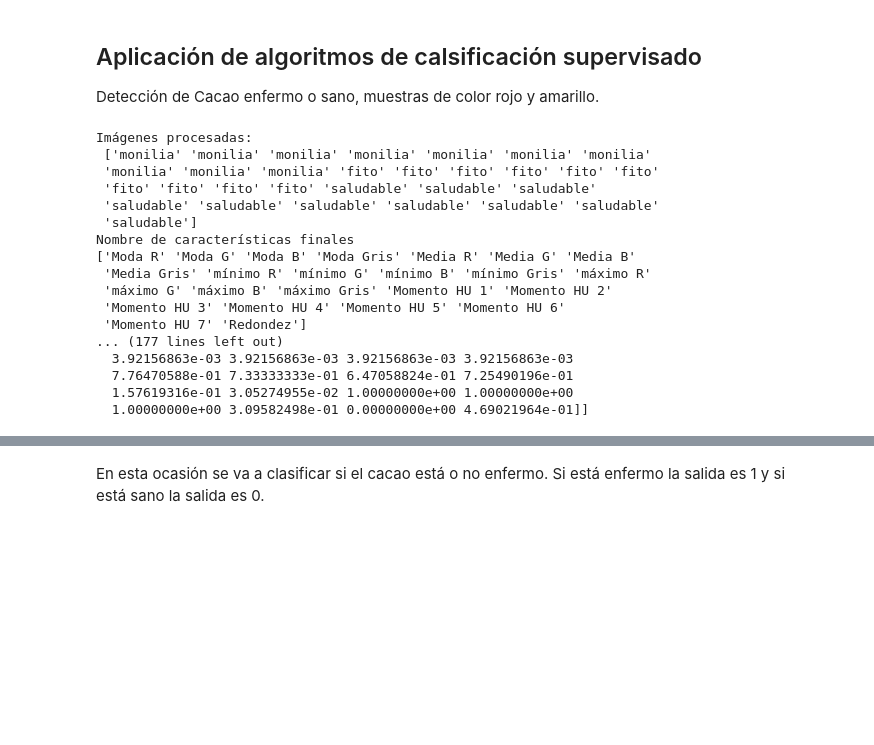
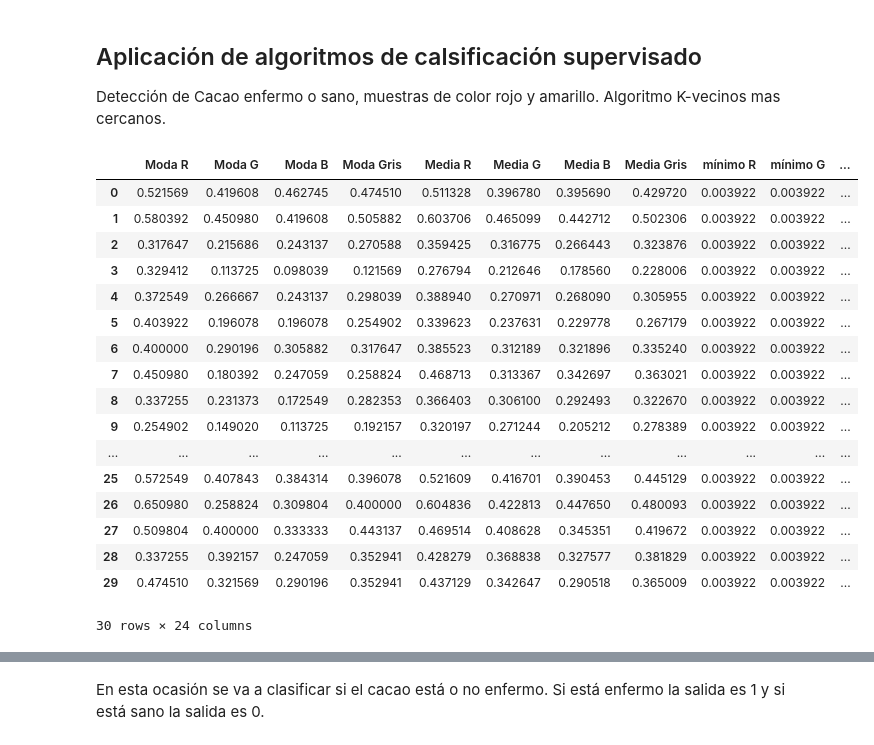
Before and after one commit to esteban11519/tecnicasDeInteligenciaArtificial, a Jupyter notebook: PF/PF_Brian.ipynb, the cells around one changed output, grey strips where cells are left out. Saved outputs shown, nothing was run; the diff lists cells and outputs as text; code cells hidden in the pictures; blank space fills up the shorter version.

```diff
--- a/PF/PF_Brian.ipynb
+++ b/PF/PF_Brian.ipynb
@@ -37,30 +43,35 @@ from sklearn import neighbors, datasets
 # %% [markdown]
 ## Aplicación de algoritmos de calsificación supervisado
-Detección de Cacao enfermo o sano, muestras de color rojo y amarillo.
+Detección de Cacao enfermo o sano, muestras de color rojo y amarillo. Algoritmo K-vecinos mas cercanos.
 # %%
 # importación de características y datos de procesamiento
 Xpoblacional=np.load('../data/caracteristicasNormalizadasPCA.npy')
-imagenesProcesadas=np.load('../data/listaImagenesProcesadas.npy')
+imagenesProcesadas=np.load('../data/listaImagenesProcesadas.npy')  #Arreglo de pertenencia a clases del dataset 0=sana 1=moniia 2=fito
 nombreCaracteristicas=np.load('../data/nombreCaracteristicasNormalizadasPCA.npy')
 
 #print(f'Imágenes procesadas:\n {imagenesProcesadas}')
 #print(f'Nombre de características finales\n{nombreCaracteristicas}')
 #print(f'caracteristicasNormalizadasPCA\n{Xpoblacional}')
+
+#Generación de tabla con caracterisitcas y valores para cada imagen del dataset
+datasetinput = pd.DataFrame(Xpoblacional, columns = nombreCaracteristicas)
+datasetinput
 # %% [output]
+|  | Moda R | Moda G | Moda B | Moda Gris | Media R | Media G | Media B | Media Gris | mínimo R | mínimo G | ... |
+| 0 | 0.521569 | 0.419608 | 0.462745 | 0.474510 | 0.511328 | 0.396780 | 0.395690 | 0.429720 | 0.003922 | 0.003922 | ... |
+| 1 | 0.580392 | 0.450980 | 0.419608 | 0.505882 | 0.603706 | 0.465099 | 0.442712 | 0.502306 | 0.003922 | 0.003922 | ... |
+| 2 | 0.317647 | 0.215686 | 0.243137 | 0.270588 | 0.359425 | 0.316775 | 0.266443 | 0.323876 | 0.003922 | 0.003922 | ... |
+| 3 | 0.329412 | 0.113725 | 0.098039 | 0.121569 | 0.276794 | 0.212646 | 0.178560 | 0.228006 | 0.003922 | 0.003922 | ... |
+| 4 | 0.372549 | 0.266667 | 0.243137 | 0.298039 | 0.388940 | 0.270971 | 0.268090 | 0.305955 | 0.003922 | 0.003922 | ... |
+| 5 | 0.403922 | 0.196078 | 0.196078 | 0.254902 | 0.339623 | 0.237631 | 0.229778 | 0.267179 | 0.003922 | 0.003922 | ... |
+| 6 | 0.400000 | 0.290196 | 0.305882 | 0.317647 | 0.385523 | 0.312189 | 0.321896 | 0.335240 | 0.003922 | 0.003922 | ... |
+| 7 | 0.450980 | 0.180392 | 0.247059 | 0.258824 | 0.468713 | 0.313367 | 0.342697 | 0.363021 | 0.003922 | 0.003922 | ... |
+| 8 | 0.337255 | 0.231373 | 0.172549 | 0.282353 | 0.366403 | 0.306100 | 0.292493 | 0.322670 | 0.003922 | 0.003922 | ... |
+| 9 | 0.254902 | 0.149020 | 0.113725 | 0.192157 | 0.320197 | 0.271244 | 0.205212 | 0.278389 | 0.003922 | 0.003922 | ... |
+| ... | ... | ... | ... | ... | ... | ... | ... | ... | ... | ... | ... |
+| 25 | 0.572549 | 0.407843 | 0.384314 | 0.396078 | 0.521609 | 0.416701 | 0.390453 | 0.445129 | 0.003922 | 0.003922 | ... |
+| 26 | 0.650980 | 0.258824 | 0.309804 | 0.400000 | 0.604836 | 0.422813 | 0.447650 | 0.480093 | 0.003922 | 0.003922 | ... |
+| 27 | 0.509804 | 0.400000 | 0.333333 | 0.443137 | 0.469514 | 0.408628 | 0.345351 | 0.419672 | 0.003922 | 0.003922 | ... |
+| 28 | 0.337255 | 0.392157 | 0.247059 | 0.352941 | 0.428279 | 0.368838 | 0.327577 | 0.381829 | 0.003922 | 0.003922 | ... |
+| 29 | 0.474510 | 0.321569 | 0.290196 | 0.352941 | 0.437129 | 0.342647 | 0.290518 | 0.365009 | 0.003922 | 0.003922 | ... |
-Imágenes procesadas:
- ['monilia' 'monilia' 'monilia' 'monilia' 'monilia' 'monilia' 'monilia'
- 'monilia' 'monilia' 'monilia' 'fito' 'fito' 'fito' 'fito' 'fito' 'fito'
- 'fito' 'fito' 'fito' 'fito' 'saludable' 'saludable' 'saludable'
- 'saludable' 'saludable' 'saludable' 'saludable' 'saludable' 'saludable'
- 'saludable']
-Nombre de características finales
-['Moda R' 'Moda G' 'Moda B' 'Moda Gris' 'Media R' 'Media G' 'Media B'
- 'Media Gris' 'mínimo R' 'mínimo G' 'mínimo B' 'mínimo Gris' 'máximo R'
- 'máximo G' 'máximo B' 'máximo Gris' 'Momento HU 1' 'Momento HU 2'
- 'Momento HU 3' 'Momento HU 4' 'Momento HU 5' 'Momento HU 6'
- 'Momento HU 7' 'Redondez']
-... (177 lines left out)
-  3.92156863e-03 3.92156863e-03 3.92156863e-03 3.92156863e-03
-  7.76470588e-01 7.33333333e-01 6.47058824e-01 7.25490196e-01
-  1.57619316e-01 3.05274955e-02 1.00000000e+00 1.00000000e+00
-  1.00000000e+00 3.09582498e-01 0.00000000e+00 4.69021964e-01]]
+30 rows × 24 columns
```
Also changed, not shown: parts of 15 cells of this notebook, 1 other file.
